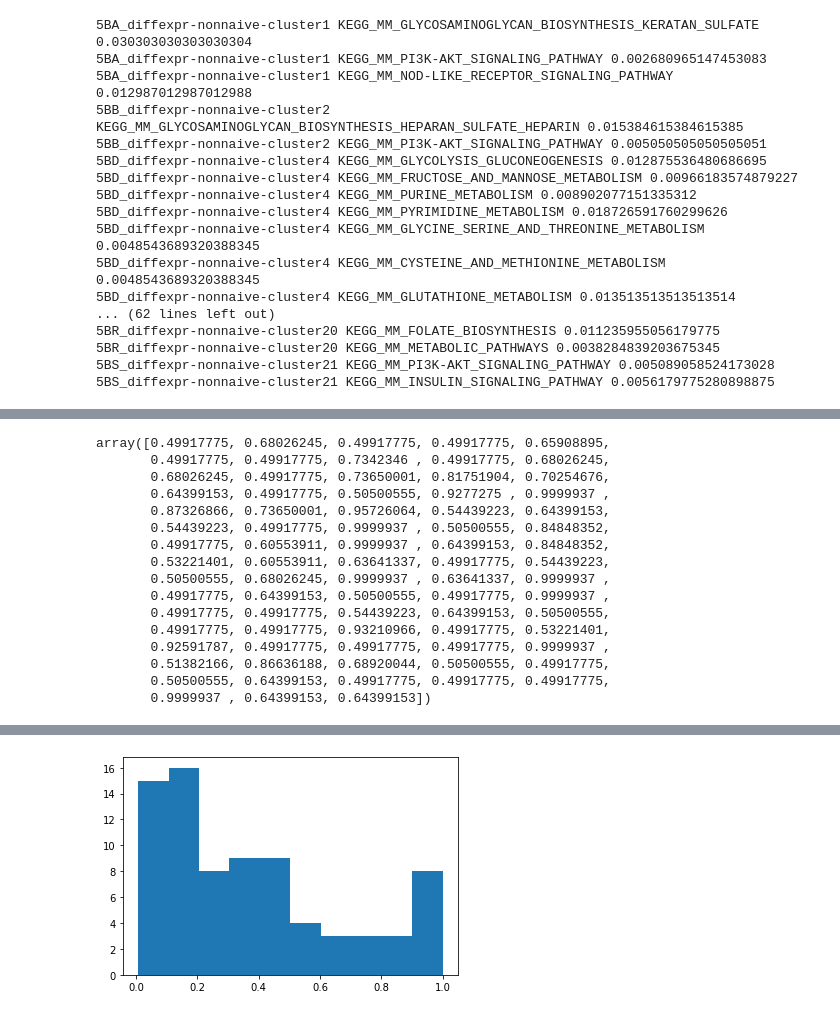
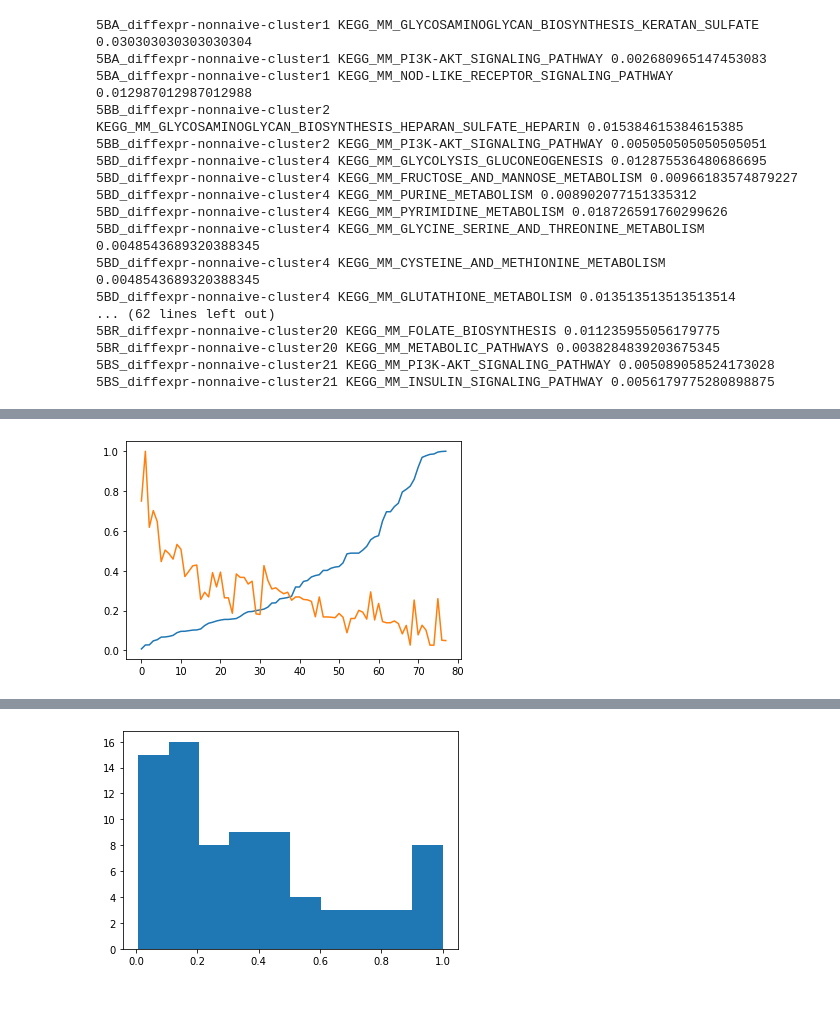
Before and after one commit to z2e2/metabolic_analysis, a Jupyter notebook: 1_the_test.ipynb, the cells around one changed output, grey strips where cells are left out. Saved outputs shown, nothing was run; the diff lists cells and outputs as text; code cells hidden in the pictures.

```diff
--- a/1_the_test.ipynb
+++ b/1_the_test.ipynb
@@ -43,7 +43,7 @@ for sheet_name in xls_sheets:
 from utils import *
 
 M = 9822
-res = {'cluster_name': [], 'pathway_name': [], 'p-value': []}
+res = {'cluster_name': [], 'pathway_name': [], 'p-value': [], 'n_overlap': []}
 for sheet_name in xls_sheets:
     df = pd.read_excel(file_name, sheet_name=sheet_name)
     diff_gene_set = set([item.upper() for item in df[df['log2FC']>1]['index'].tolist()])
@@ -59,9 +59,11 @@ for sheet_name in xls_sheets:
             res['cluster_name'].append(sheet_name)
             res['pathway_name'].append(pathway_key)
             res['p-value'].append(p_val)
+            res['n_overlap'].append(pct_overlap)
 #         else:
 #             res['cluster_name'].append(sheet_name)
 #             res['pathway_name'].append(pathway_key)
 #             res['p-value'].append(1)
+#             res['n_overlap'].append(pct_overlap)
 # %%
 df = pd.DataFrame.from_dict(res)
@@ -103,19 +70,8 @@ plt.show()
-# %%
-p_adj
-# %% [output]
-array([0.49917775, 0.68026245, 0.49917775, 0.49917775, 0.65908895,
-       0.49917775, 0.49917775, 0.7342346 , 0.49917775, 0.68026245,
-       0.68026245, 0.49917775, 0.73650001, 0.81751904, 0.70254676,
-       0.64399153, 0.49917775, 0.50500555, 0.9277275 , 0.9999937 ,
-       0.87326866, 0.73650001, 0.95726064, 0.54439223, 0.64399153,
-       0.54439223, 0.49917775, 0.9999937 , 0.50500555, 0.84848352,
-       0.49917775, 0.60553911, 0.9999937 , 0.64399153, 0.84848352,
-       0.53221401, 0.60553911, 0.63641337, 0.49917775, 0.54439223,
-       0.50500555, 0.68026245, 0.9999937 , 0.63641337, 0.9999937 ,
-       0.49917775, 0.64399153, 0.50500555, 0.49917775, 0.9999937 ,
-       0.49917775, 0.49917775, 0.54439223, 0.64399153, 0.50500555,
-       0.49917775, 0.49917775, 0.93210966, 0.49917775, 0.53221401,
-       0.92591787, 0.49917775, 0.49917775, 0.49917775, 0.9999937 ,
-       0.51382166, 0.86636188, 0.68920044, 0.50500555, 0.49917775,
-       0.50500555, 0.64399153, 0.49917775, 0.49917775, 0.49917775,
-       0.9999937 , 0.64399153, 0.64399153])
+# %%
+df_sorted = df.sort_values(by='p-value')
+# %%
+plt.plot(df_sorted['p-value'].values)
+plt.plot(df_sorted['n_overlap'].values/np.max(df_sorted['n_overlap']))
+plt.show()
+# %% [output]
+[figure, added]
```
Also changed, not shown: parts of 10 cells of this notebook, 1 other file.
